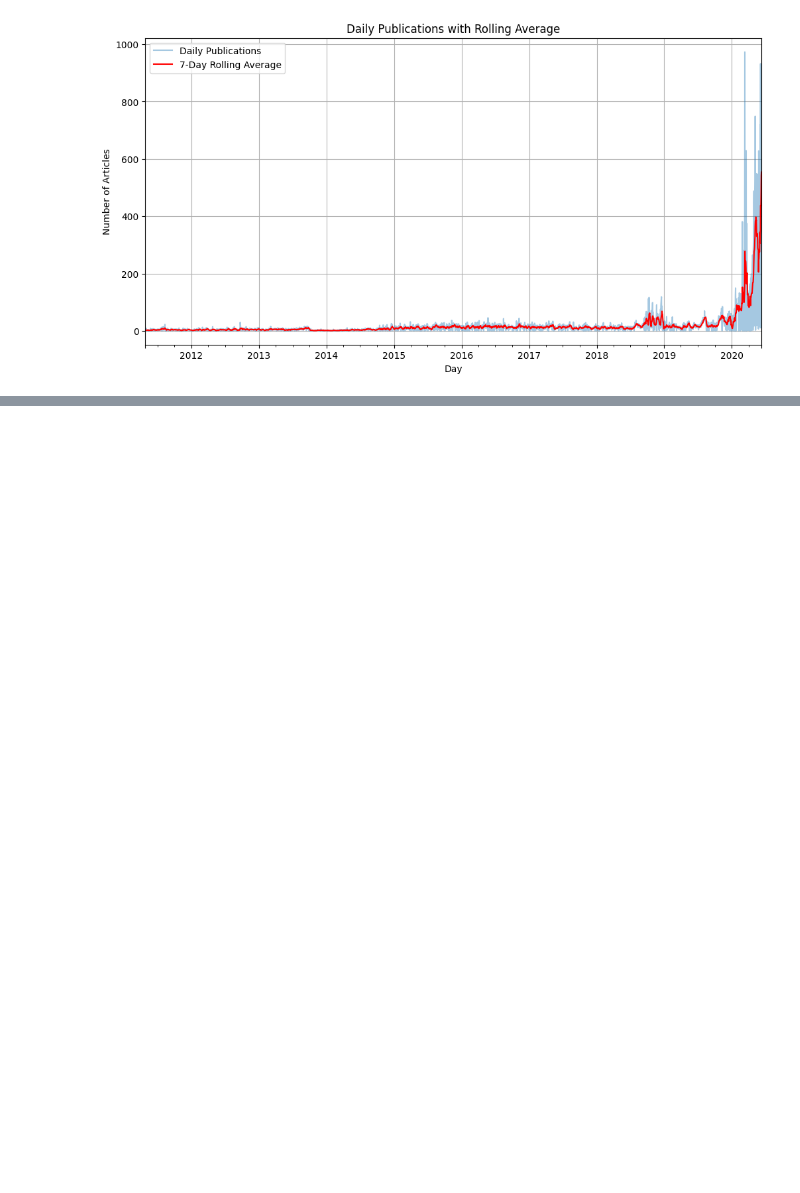
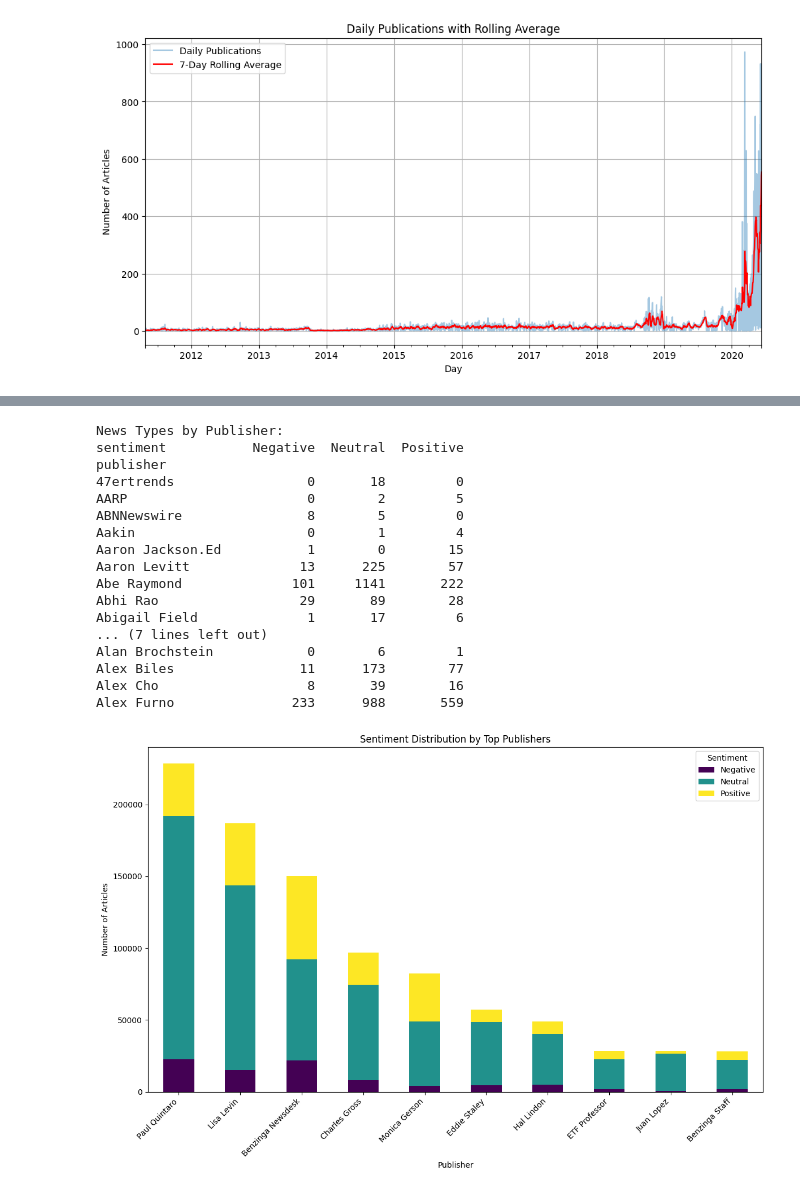
Before and after one commit to Nahom-ketsela/kaim-week-01, a Jupyter notebook: notebooks/FNSPID_Analysis.ipynb, the cells around one changed output, grey strips where cells are left out. Cells and saved outputs as stored; diff of their text form; code cells hidden in the pictures; blank space fills up the shorter version.

```diff
--- a/notebooks/FNSPID_Analysis.ipynb
+++ b/notebooks/FNSPID_Analysis.ipynb
@@ -520,0 +514,36 @@ plt.show()
+# %%
+# Group by publisher and sentiment to see the type of news reported
+publisher_sentiment = df.groupby(['publisher', 'sentiment']).size().unstack(fill_value=0)
+
+print("News Types by Publisher:")
+print(publisher_sentiment.head(20))
+
+# Visualize sentiment distribution for top publishers
+top_publishers_sentiment = publisher_sentiment.loc[top_publishers.index]
+top_publishers_sentiment.plot(kind='bar', stacked=True, figsize=(12, 8), colormap='viridis')
+plt.title('Sentiment Distribution by Top Publishers')
+plt.xlabel('Publisher')
+plt.ylabel('Number of Articles')
+plt.xticks(rotation=45, ha='right')
+plt.legend(title='Sentiment')
+plt.tight_layout()
+plt.show()
+# %% [output]
+News Types by Publisher:
+sentiment           Negative  Neutral  Positive
+publisher
+47ertrends                 0       18         0
+AARP                       0        2         5
+ABNNewswire                8        5         0
+Aakin                      0        1         4
+Aaron Jackson.Ed           1        0        15
+Aaron Levitt              13      225        57
+Abe Raymond              101     1141       222
+Abhi Rao                  29       89        28
+Abigail Field              1       17         6
+... (7 lines left out)
+Alan Brochstein            0        6         1
+Alex Biles                11      173        77
+Alex Cho                   8       39        16
+Alex Furno               233      988       559
+[figure, added]
```
Also changed, not shown: parts of 3 cells of this notebook.
